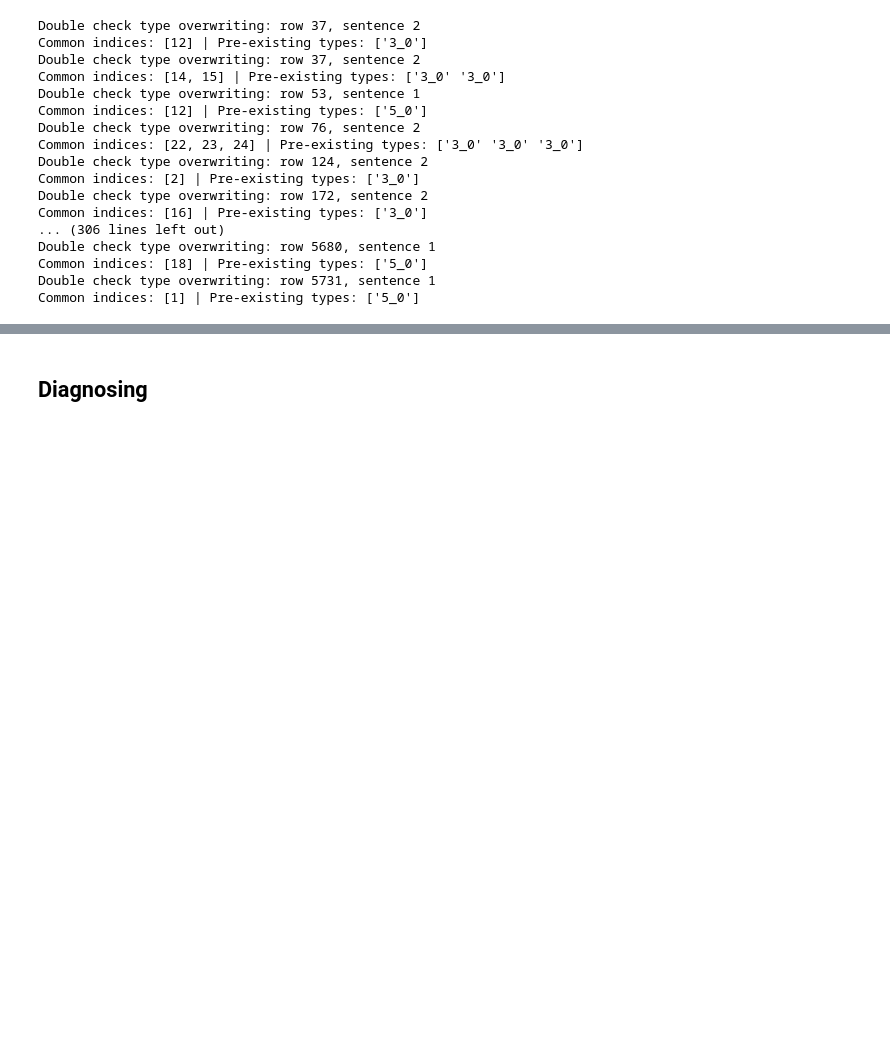
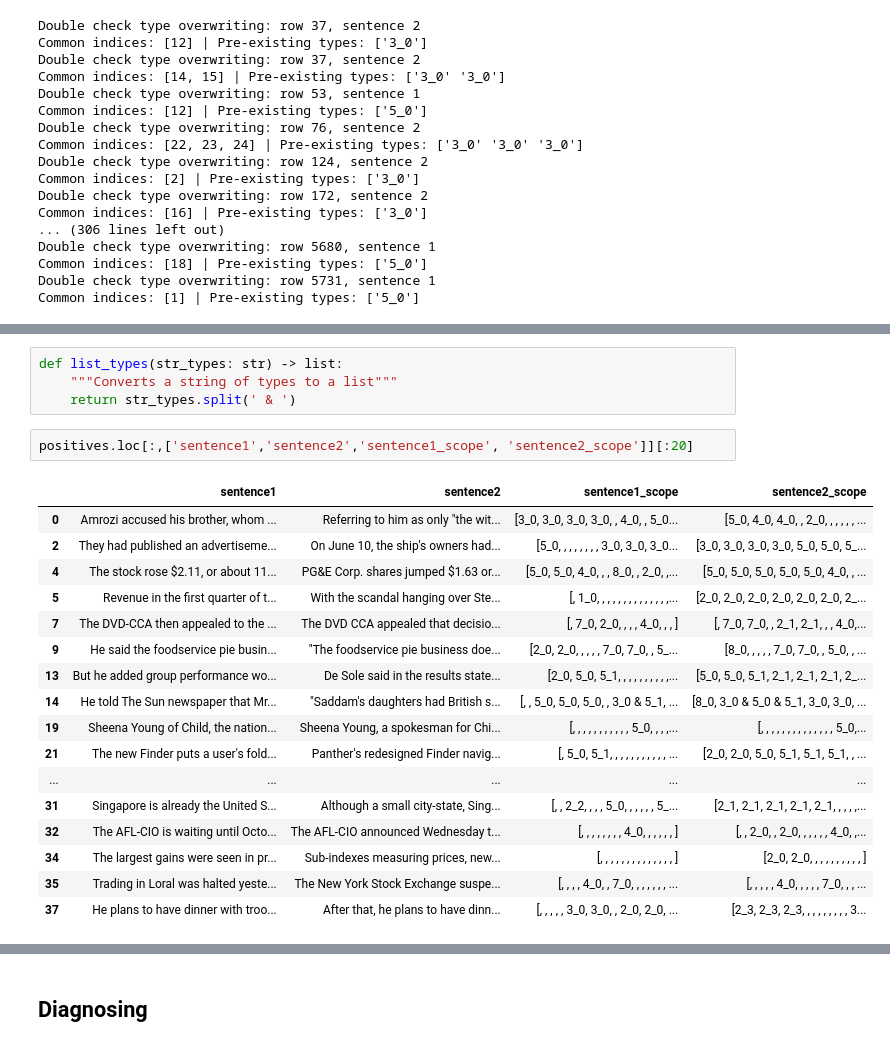
Before and after one commit to lucasadelino/thesis, a Jupyter notebook: reannotation.ipynb, the cells around one changed output, grey strips where cells are left out. Cells and saved outputs as stored; diff of their text form; blank space fills up the shorter version.

```diff
--- a/reannotation.ipynb
+++ b/reannotation.ipynb
@@ -1943,0 +1985,24 @@ Common indices: [1] | Pre-existing types: ['5_0']
+# %%
+def list_types(str_types: str) -> list:
+    """Converts a string of types to a list"""
+    return str_types.split(' & ')
+# %%
+positives.loc[:,['sentence1','sentence2','sentence1_scope', 'sentence2_scope']][:20]
+# %% [output]
+|  | sentence1 | sentence2 | sentence1_scope | sentence2_scope |
+| 0 | Amrozi accused his brother, whom ... | Referring to him as only "the wit... | [3_0, 3_0, 3_0, 3_0, , 4_0, , 5_0... | [5_0, 4_0, 4_0, , 2_0, , , , , , ... |
+| 2 | They had published an advertiseme... | On June 10, the ship's owners had... | [5_0, , , , , , , , 3_0, 3_0, 3_0... | [3_0, 3_0, 3_0, 3_0, 5_0, 5_0, 5_... |
+| 4 | The stock rose $2.11, or about 11... | PG&E Corp. shares jumped $1.63 or... | [5_0, 5_0, 4_0, , , 8_0, , 2_0, ,... | [5_0, 5_0, 5_0, 5_0, 5_0, 4_0, , ... |
+| 5 | Revenue in the first quarter of t... | With the scandal hanging over Ste... | [, 1_0, , , , , , , , , , , , , ,... | [2_0, 2_0, 2_0, 2_0, 2_0, 2_0, 2_... |
+| 7 | The DVD-CCA then appealed to the ... | The DVD CCA appealed that decisio... | [, 7_0, 2_0, , , , 4_0, , , ] | [, 7_0, 7_0, , 2_1, 2_1, , , 4_0,... |
+| 9 | He said the foodservice pie busin... | "The foodservice pie business doe... | [2_0, 2_0, , , , , 7_0, 7_0, , 5_... | [8_0, , , , , 7_0, 7_0, , 5_0, , ... |
+| 13 | But he added group performance wo... | De Sole said in the results state... | [2_0, 5_0, 5_1, , , , , , , , , ,... | [5_0, 5_0, 5_1, 2_1, 2_1, 2_1, 2_... |
+| 14 | He told The Sun newspaper that Mr... | "Saddam's daughters had British s... | [, , 5_0, 5_0, 5_0, , 3_0 & 5_1, ... | [8_0, 3_0 & 5_0 & 5_1, 3_0, 3_0, ... |
+| 19 | Sheena Young of Child, the nation... | Sheena Young, a spokesman for Chi... | [, , , , , , , , , , , 5_0, , , ,... | [, , , , , , , , , , , , , , 5_0,... |
+| 21 | The new Finder puts a user's fold... | Panther's redesigned Finder navig... | [, 5_0, 5_1, , , , , , , , , , , ... | [2_0, 2_0, 5_0, 5_1, 5_1, 5_1, , ... |
+| ... | ... | ... | ... | ... |
+| 31 | Singapore is already the United S... | Although a small city-state, Sing... | [, , 2_2, , , , 5_0, , , , , , 5_... | [2_1, 2_1, 2_1, 2_1, 2_1, , , , ,... |
+| 32 | The AFL-CIO is waiting until Octo... | The AFL-CIO announced Wednesday t... | [, , , , , , , , 4_0, , , , , , ] | [, , 2_0, , 2_0, , , , , , 4_0, ,... |
+| 34 | The largest gains were seen in pr... | Sub-indexes measuring prices, new... | [, , , , , , , , , , , , , , ] | [2_0, 2_0, , , , , , , , , , ] |
+| 35 | Trading in Loral was halted yeste... | The New York Stock Exchange suspe... | [, , , , 4_0, , 7_0, , , , , , , ... | [, , , , , 4_0, , , , , 7_0, , , ... |
+| 37 | He plans to have dinner with troo... | After that, he plans to have dinn... | [, , , , , 3_0, 3_0, , 2_0, 2_0, ... | [2_3, 2_3, 2_3, , , , , , , , , 3... |
```
Also changed, not shown: parts of 39 cells of this notebook.
